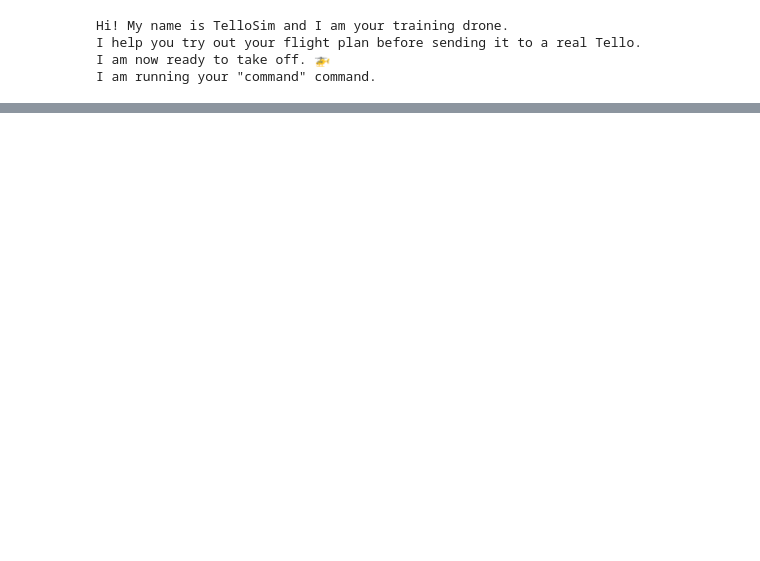
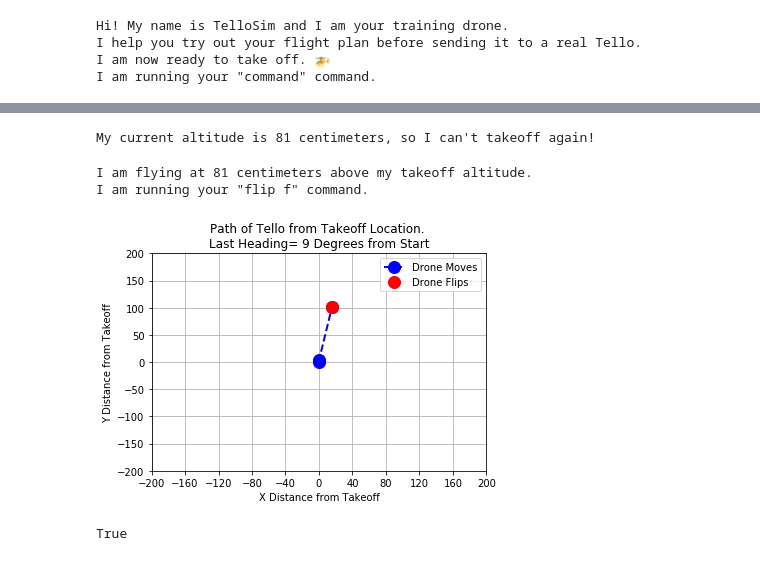
Before and after one commit to Fireline-Science/tello_sim, a Jupyter notebook: Drone.ipynb, the cells around one changed output, grey strips where cells are left out. Saved outputs shown, nothing was run; the diff lists cells and outputs as text; code cells hidden in the pictures; blank space fills up the shorter version.

Commit message:
adding exceptions to sim to match drone api requirements.

```diff
--- a/Drone.ipynb
+++ b/Drone.ipynb
@@ -37,3 +33,17 @@ I am running your "forward 100" command.
+# %%
+drone.takeoff()
+# %% [output]
+My current altitude is 81 centimeters, so I can't takeoff again!
+# %%
+drone.flip("f")
+# %% [output]
+I am flying at 81 centimeters above my takeoff altitude.
+I am running your "flip f" command.
+[figure, added]
+# %%
+"a" not in ["c", "f"]
+# %% [output]
+True
 # %%
 drone.land()
 # %% [output]
```
Also changed, not shown: parts of 5 cells of this notebook, 1 other file.
